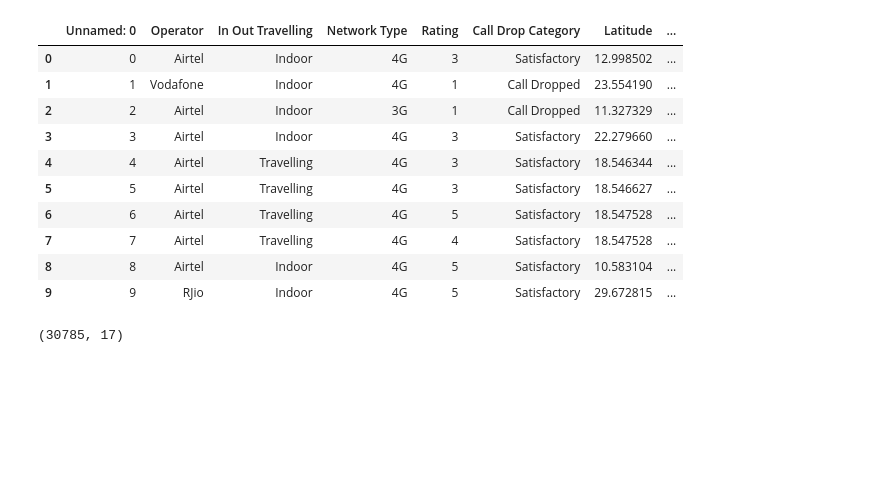
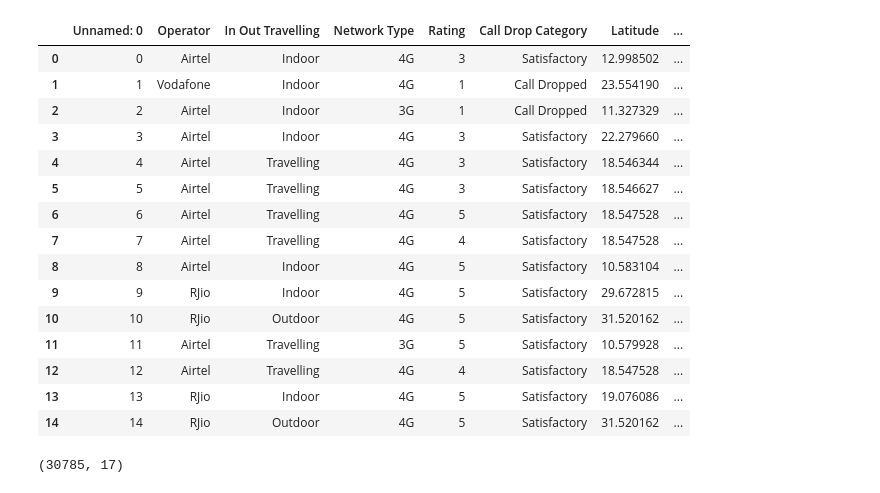
Before and after one commit to llohar/Project_6, a Jupyter notebook: Project6_soln.ipynb, the cells around one changed output. Drawn from its saved outputs; the diff is of its cells as text; code cells hidden in the pictures; blank space fills up the shorter version.

```diff
--- a/Project6_soln.ipynb
+++ b/Project6_soln.ipynb
@@ -8,19 +8,24 @@ import seaborn as sns
 # %%
 data=pd.read_csv("https://raw.githubusercontent.com/llohar/Project_6/main/Project6_data.csv")
 # %%
-data.head(10)
+data.head(15)
 # %% [output]
 |  | Unnamed: 0 | Operator | In Out Travelling | Network Type | Rating | Call Drop Category | Latitude | ... |
 | 0 | 0 | Airtel | Indoor | 4G | 3 | Satisfactory | 12.998502 | ... |
 | 1 | 1 | Vodafone | Indoor | 4G | 1 | Call Dropped | 23.554190 | ... |
 | 2 | 2 | Airtel | Indoor | 3G | 1 | Call Dropped | 11.327329 | ... |
 | 3 | 3 | Airtel | Indoor | 4G | 3 | Satisfactory | 22.279660 | ... |
 | 4 | 4 | Airtel | Travelling | 4G | 3 | Satisfactory | 18.546344 | ... |
 | 5 | 5 | Airtel | Travelling | 4G | 3 | Satisfactory | 18.546627 | ... |
 | 6 | 6 | Airtel | Travelling | 4G | 5 | Satisfactory | 18.547528 | ... |
 | 7 | 7 | Airtel | Travelling | 4G | 4 | Satisfactory | 18.547528 | ... |
 | 8 | 8 | Airtel | Indoor | 4G | 5 | Satisfactory | 10.583104 | ... |
 | 9 | 9 | RJio | Indoor | 4G | 5 | Satisfactory | 29.672815 | ... |
+| 10 | 10 | RJio | Outdoor | 4G | 5 | Satisfactory | 31.520162 | ... |
+| 11 | 11 | Airtel | Travelling | 3G | 5 | Satisfactory | 10.579928 | ... |
+| 12 | 12 | Airtel | Travelling | 4G | 4 | Satisfactory | 18.547528 | ... |
+| 13 | 13 | RJio | Indoor | 4G | 5 | Satisfactory | 19.076086 | ... |
+| 14 | 14 | RJio | Outdoor | 4G | 5 | Satisfactory | 31.520162 | ... |
 # %%
 data.shape
 # %% [output]
```
Also changed, not shown: parts of 6 cells of this notebook.
